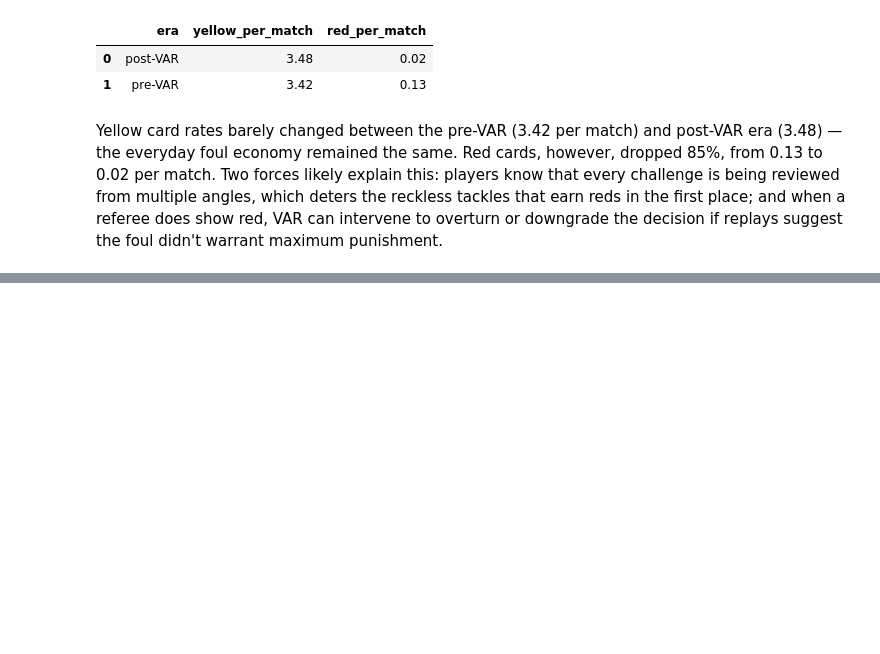
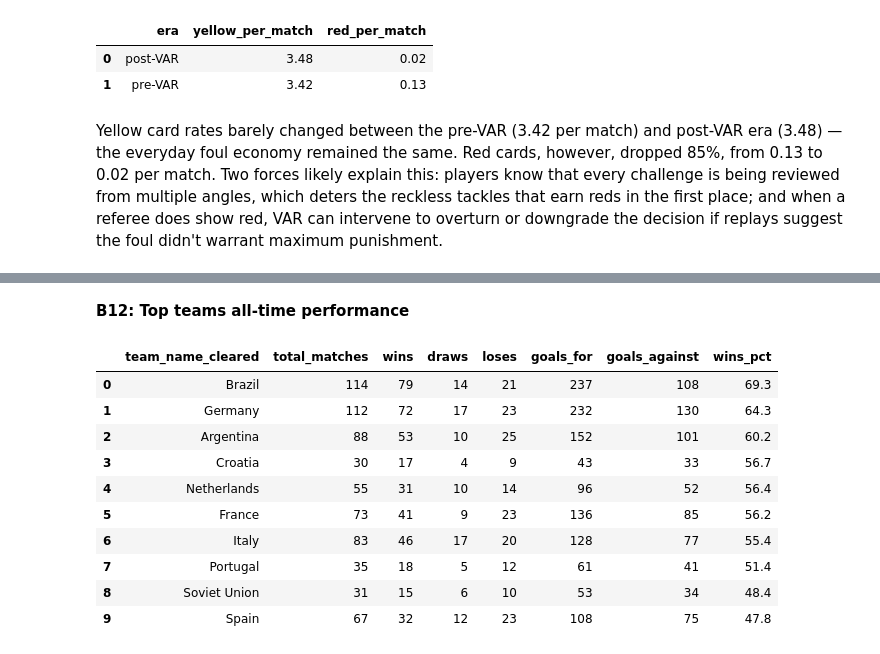
Before and after one commit to Nade94/data-analytics-portfolio-projects, a Jupyter notebook: world-cup-analysis/notebooks/worldcup_analysis.ipynb, the cells around one changed output, grey strips where cells are left out. Cells and saved outputs as stored; diff of their text form; code cells hidden in the pictures; blank space fills up the shorter version.

Commit message:
Add Chapter 4: expansion comparison (B11), top teams (B12)

```diff
--- a/world-cup-analysis/notebooks/worldcup_analysis.ipynb
+++ b/world-cup-analysis/notebooks/worldcup_analysis.ipynb
@@ -511,0 +536,13 @@ Yellow card rates barely changed between the pre-VAR (3.42 per match) and post-V
+# %%
+draws = pd.read_sql("""
+                        SELECT SUBSTR(tournament_name, 1, 4) AS year,
+                        SUM(CASE WHEN (home_team_score = 0) AND (away_team_score = 0) THEN 1 ELSE 0 END) AS total_draws,
+                        COUNT(*) AS total_matches
+                        FROM matches
+                        WHERE tournament_name IN ('1994 FIFA Men''s World Cup', '1998 FIFA Men''s World Cup')
+                        GROUP BY year
+                        ORDER BY year
+                                """, conn)
+draws['draws_pct'] = round(draws['total_draws'] * 100.0 / draws['total_matches'], 1)
+
+draws
@@ -511,0 +587,32 @@ Yellow card rates barely changed between the pre-VAR (3.42 per match) and post-V
+# %% [markdown]
+**B12: Top teams all-time performance**
+# %%
+top_teams = pd.read_sql("""
+                            SELECT CASE
+                                    WHEN team_name = 'West Germany' THEN 'Germany'
+                                    ELSE team_name
+                                    END AS team_name_cleared,
+                            COUNT(*) AS total_matches, SUM(win) AS wins, SUM(draw) AS draws,
+                            SUM(lose) AS loses, SUM(goals_for) AS goals_for, SUM(goals_against) AS goals_against,
+                            ROUND(SUM(win) * 100.0 / COUNT(*), 1) AS wins_pct
+                            FROM team_appearances
+                            WHERE tournament_name LIKE '%FIFA Men''s World Cup'
+                            GROUP BY team_name_cleared
+                            HAVING COUNT(*) >= 15
+                            ORDER BY wins_pct DESC
+                            LIMIT 10
+                            """, conn)
+
+top_teams
+# %% [output]
+|  | team_name_cleared | total_matches | wins | draws | loses | goals_for | goals_against | wins_pct |
+| 0 | Brazil | 114 | 79 | 14 | 21 | 237 | 108 | 69.3 |
+| 1 | Germany | 112 | 72 | 17 | 23 | 232 | 130 | 64.3 |
+| 2 | Argentina | 88 | 53 | 10 | 25 | 152 | 101 | 60.2 |
+| 3 | Croatia | 30 | 17 | 4 | 9 | 43 | 33 | 56.7 |
+| 4 | Netherlands | 55 | 31 | 10 | 14 | 96 | 52 | 56.4 |
+| 5 | France | 73 | 41 | 9 | 23 | 136 | 85 | 56.2 |
+| 6 | Italy | 83 | 46 | 17 | 20 | 128 | 77 | 55.4 |
+| 7 | Portugal | 35 | 18 | 5 | 12 | 61 | 41 | 51.4 |
+| 8 | Soviet Union | 31 | 15 | 6 | 10 | 53 | 34 | 48.4 |
+| 9 | Spain | 67 | 32 | 12 | 23 | 108 | 75 | 47.8 |
```
Also changed, not shown: parts of 11 cells of this notebook.
